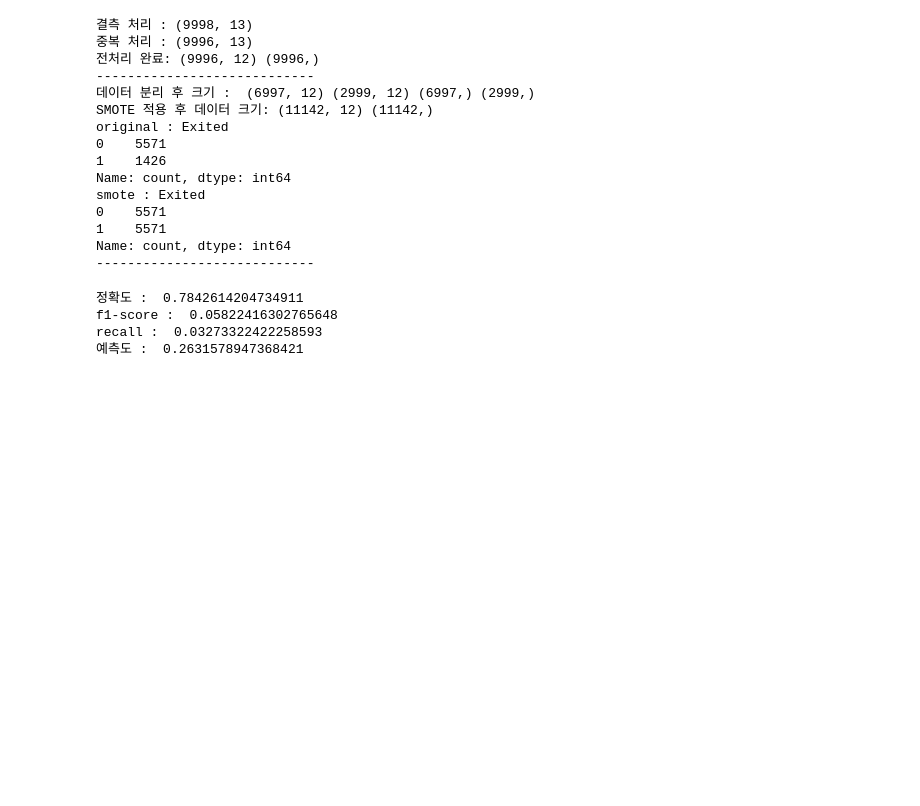
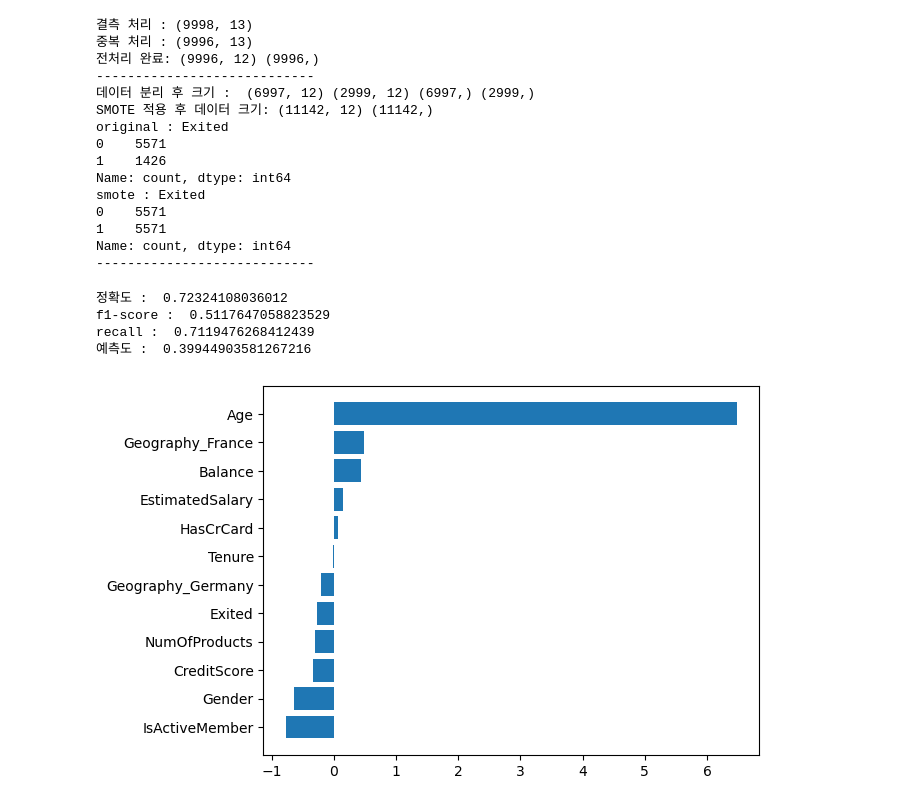
Before and after one commit to cookieeyoung/ML-project1, a Jupyter notebook: knn_svm_modeling.ipynb, the cells around one changed output. Saved outputs shown, nothing was run; the diff lists cells and outputs as text; code cells hidden in the pictures; blank space fills up the shorter version.

```diff
--- a/knn_svm_modeling.ipynb
+++ b/knn_svm_modeling.ipynb
@@ -96,23 +96,36 @@ smote : Exited
 1    5571
 Name: count, dtype: int64
 ----------------------------
+# %%
+# coef 인자에는 .coef_ 어트리뷰트가 들어가고, names에는 칼럼명이 들어감
+
+def f_importances(coef, names):
+    imp = coef
+    imp,names = zip(*sorted(zip(imp,names)))
+    plt.barh(range(len(names)), imp, align='center')
+    plt.yticks(range(len(names)), names)
+    plt.show()
 # %%
 # SVM 모델
-clf = svm.SVC(kernel='linear',random_state=42)
+import sklearn.svm
+clf = sklearn.svm.SVC(kernel='linear',random_state=42)
 
-clf.fit(X_train, y_train)
+clf.fit(X_train_res, y_train_res)
 
-y_pred_svc = clf.predict(X_test)
+y_pred_svc = clf.predict(X_test_sc)
 
 print("정확도 : ", accuracy_score(y_test, y_pred_svc))
 print("f1-score : ", f1_score(y_test, y_pred_svc))
 print("recall : ", recall_score(y_test, y_pred_svc))
 print("예측도 : ", precision_score(y_test, y_pred_svc))
+
+f_importances(clf.coef_[0], list(int_data.columns))
 # %% [output]
-정확도 :  0.7842614204734911
-f1-score :  0.05822416302765648
-recall :  0.03273322422258593
-예측도 :  0.2631578947368421
+정확도 :  0.72324108036012
+f1-score :  0.5117647058823529
+recall :  0.7119476268412439
+예측도 :  0.39944903581267216
+[figure, added]
 # %%
 # KNN 모델, 추가 전처리 없을 시 K=14에서 에러율 제일 작음
 error_rate = []
```
Also changed, not shown: parts of 10 cells of this notebook.
